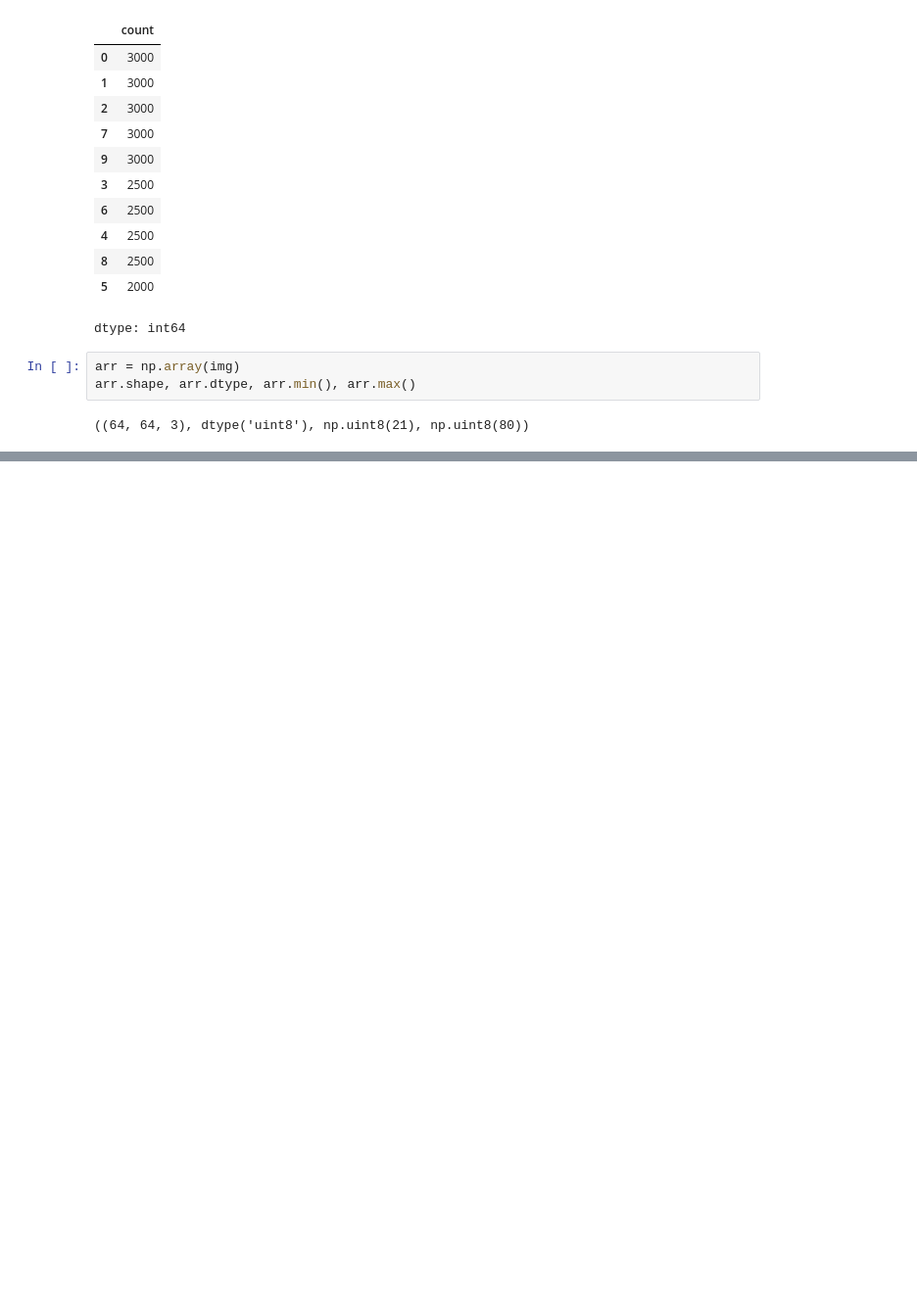
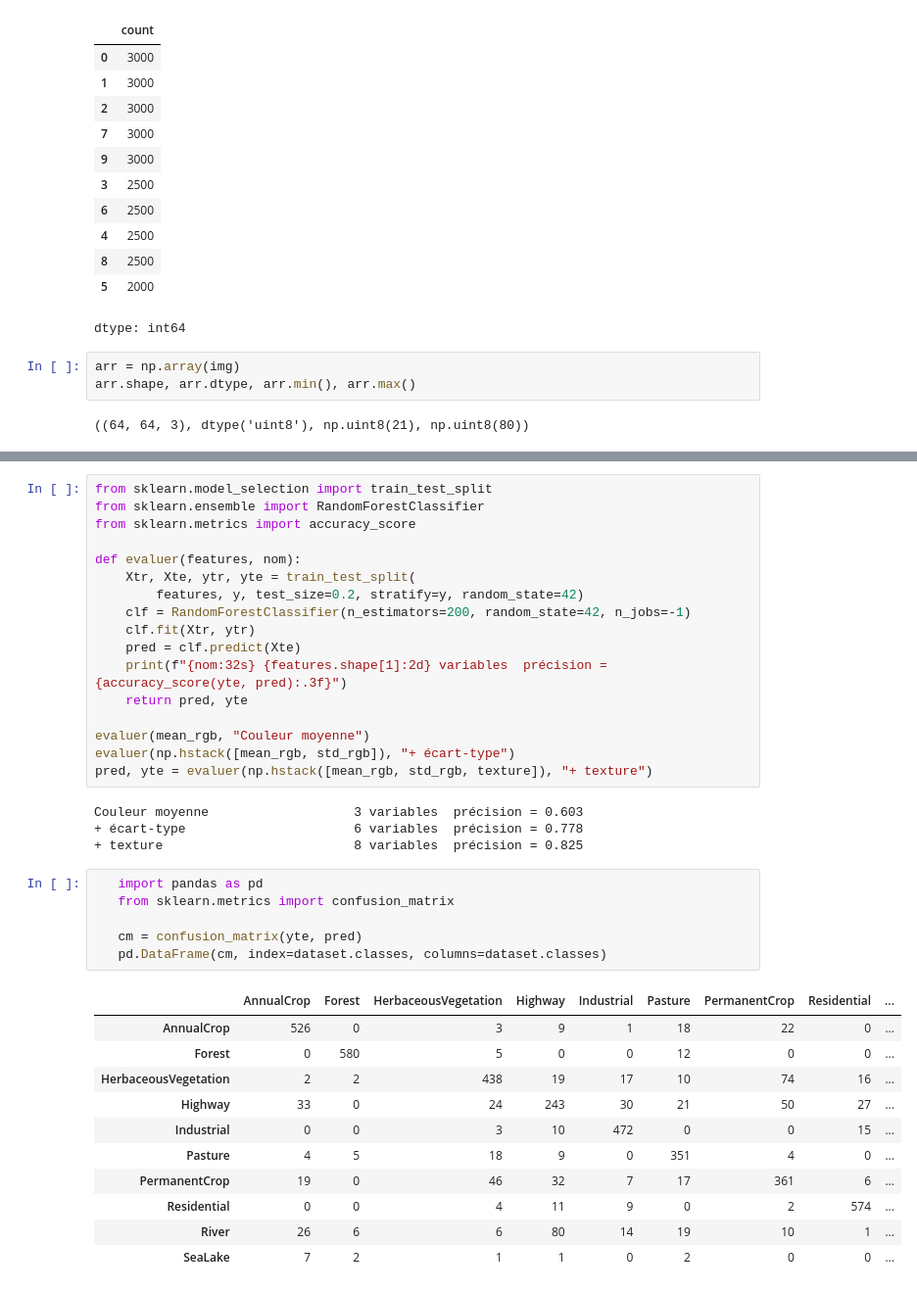
Before and after one commit to WilouCoding/eurosat-classification, a Jupyter notebook: notebooks/01_exploration.ipynb, the cells around one changed output, grey strips where cells are left out. Shown at 98% size. Cells and saved outputs as stored; diff of their text form; blank space fills up the shorter version.

```diff
--- a/notebooks/01_exploration.ipynb
+++ b/notebooks/01_exploration.ipynb
@@ -62,0 +90,39 @@ array([24.21533203, 41.50073242, 67.13061523])
+# %%
+from sklearn.model_selection import train_test_split
+from sklearn.ensemble import RandomForestClassifier
+from sklearn.metrics import accuracy_score
+
+def evaluer(features, nom):
+    Xtr, Xte, ytr, yte = train_test_split(
+        features, y, test_size=0.2, stratify=y, random_state=42)
+    clf = RandomForestClassifier(n_estimators=200, random_state=42, n_jobs=-1)
+    clf.fit(Xtr, ytr)
+    pred = clf.predict(Xte)
+    print(f"{nom:32s} {features.shape[1]:2d} variables  précision = {accuracy_score(yte, pred):.3f}")
+    return pred, yte
+
+evaluer(mean_rgb, "Couleur moyenne")
+evaluer(np.hstack([mean_rgb, std_rgb]), "+ écart-type")
+pred, yte = evaluer(np.hstack([mean_rgb, std_rgb, texture]), "+ texture")
+# %% [output]
+Couleur moyenne                   3 variables  précision = 0.603
++ écart-type                      6 variables  précision = 0.778
++ texture                         8 variables  précision = 0.825
+# %%
+   import pandas as pd
+   from sklearn.metrics import confusion_matrix
+
+   cm = confusion_matrix(yte, pred)
+   pd.DataFrame(cm, index=dataset.classes, columns=dataset.classes)
+# %% [output]
+|  | AnnualCrop | Forest | HerbaceousVegetation | Highway | Industrial | Pasture | PermanentCrop | Residential | ... |
+| AnnualCrop | 526 | 0 | 3 | 9 | 1 | 18 | 22 | 0 | ... |
+| Forest | 0 | 580 | 5 | 0 | 0 | 12 | 0 | 0 | ... |
+| HerbaceousVegetation | 2 | 2 | 438 | 19 | 17 | 10 | 74 | 16 | ... |
+| Highway | 33 | 0 | 24 | 243 | 30 | 21 | 50 | 27 | ... |
+| Industrial | 0 | 0 | 3 | 10 | 472 | 0 | 0 | 15 | ... |
+| Pasture | 4 | 5 | 18 | 9 | 0 | 351 | 4 | 0 | ... |
+| PermanentCrop | 19 | 0 | 46 | 32 | 7 | 17 | 361 | 6 | ... |
+| Residential | 0 | 0 | 4 | 11 | 9 | 0 | 2 | 574 | ... |
+| River | 26 | 6 | 6 | 80 | 14 | 19 | 10 | 1 | ... |
+| SeaLake | 7 | 2 | 1 | 1 | 0 | 2 | 0 | 0 | ... |
```
Also changed, not shown: parts of 16 cells of this notebook, 1 other file.
